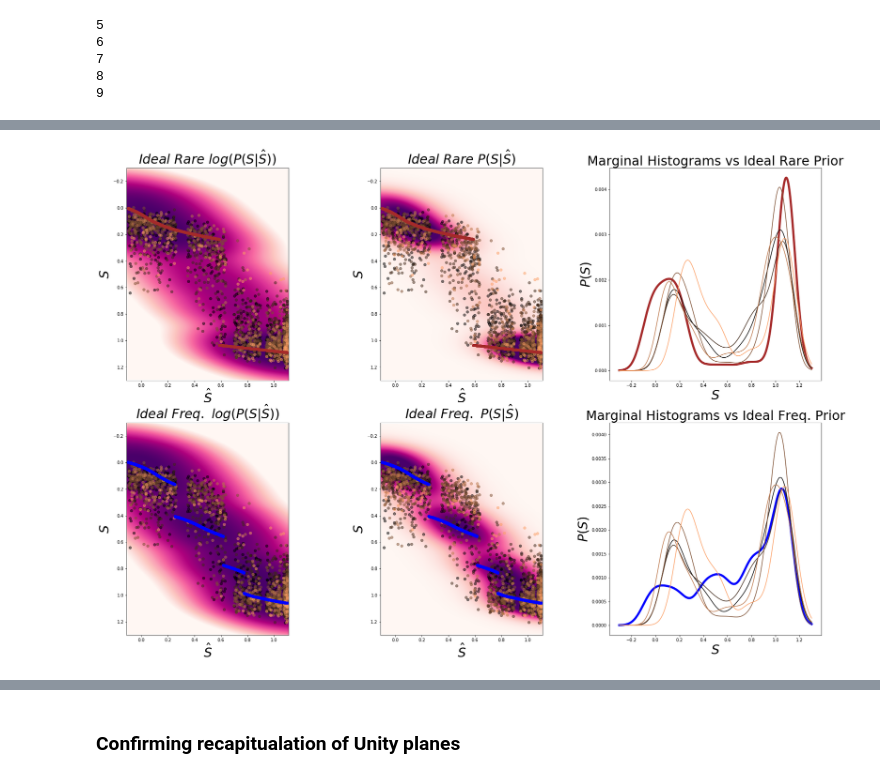
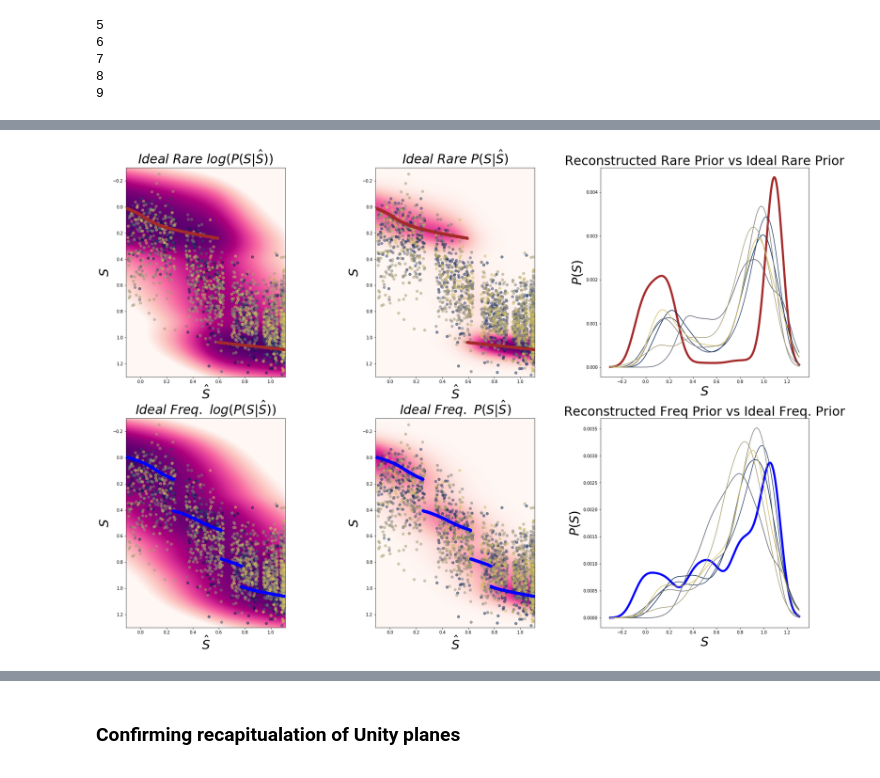
Before and after one commit to GiocomoLab/PlittGiocomo_2021, a Jupyter notebook: Prior4D.ipynb, the cells around one changed output, grey strips where cells are left out. Drawn from its saved outputs; the diff is of its cells as text; code cells hidden in the pictures.

Commit message:
tweaks to prior4d and simulations

```diff
--- a/Prior4D.ipynb
+++ b/Prior4D.ipynb
@@ -206,7 +206,8 @@ def cumulative_prior(mouse,df,first_ind=5,sigma=.1,x=np.linspace(-.3,1.3,num=100
 # %%
 mice = ['4139265.3','4139265.4','4139265.5','4222168.1','4343703.1','4343706','4222153.1','4222153.2',
         '4222153.3','4222174.1','4222154.1','4343702.1']
-first_sessions = [5,5,5,3,5,5,1,4,4,4,4,4,4]
+first_sessions = [5,5,5,3,5,1,4,4,4,4,4,4]
+print(len(mice),len(first_sessions))
 rare_mice,freq_mice = mice[:6],mice[6:]
 rare_fs, freq_fs = first_sessions[:6],first_sessions[6:]
 # for mouse in rare_mice:
@@ -339,6 +365,12 @@ with open("D:\\Morph_Results\\rare_sf_regression.pkl",'wb') as f:
 
 with open("D:\\Morph_Results\\freq_sf_regression.pkl",'wb') as f:
     pickle.dump(freq_sfreg,f)
+# %%
+with open("D:\\Morph_Results\\rare_sf_regression.pkl",'rb') as f:
+    rare_sfreg = pickle.load(f)
+
+with open("D:\\Morph_Results\\freq_sf_regression.pkl",'rb') as f:
+    freq_sfreg = pickle.load(f)
 # %%
 def mean_prior_post(dict_sfreg,sigma_likelihood=.3,x=np.linspace(-.3,1.3,num=1000)[np.newaxis,:]):
     mice = [mouse for mouse in dict_sfreg.keys()]
@@ -386,31 +522,44 @@ f.savefig("D:\\Morph_Results\\priors.png",format="png")
+# %%
+for i, (mouse, res) in enumerate(rare_sfreg.items()):
+    _wallmorph = np.concatenate(res['wallmorph'])
+    _yhat = np.concatenate(res['yhat'])
+
+    # entropy of data points / entropy of distribution
+    _x = x.ravel()
+    wmsm = u.gaussian(_wallmorph[:,np.newaxis,np.newaxis],.05,)
 # %%
 sigma_likelihood=.3
-x = np.linspace(-.3,1.3,num=1000)[np.newaxis,:]
+# x = np.linspace(-.3,1.3,num=1000)[np.newaxis,:]
 f,ax = plt.subplots(2,3,figsize=[30,20])
 
-rare_logpost = np.log(rare_post.T)
-ax[0,0].imshow(rare_logpost,vmin=np.percentile(rare_logpost,20),vmax=np.percentile(rare_logpost,95),extent =[-.11,1.11,1.3,-.3],cmap='RdPu')
-ax[0,1].imshow(rare_post.T,vmin=np.percentile(rare_post,5),vmax=np.percentile(rare_post,95),extent =[-.11,1.11,1.3,-.3],cmap='RdPu')
+# rare_logpost = np.log(rare_post.T)
+ax[0,0].imshow(rare_logpost,vmin=np.percentile(rare_logpost,20),extent =[-.3,1.3,1.3,-.3],cmap='RdPu')
+ax[0,1].imshow(rare_post.T,vmin=np.percentile(rare_post,20),extent =[-.3,1.3,1.3,-.3],cmap='RdPu')
 ax[0,2].plot(x.ravel(),rare_prior.ravel(),color='brown',linewidth=5)
 
-freq_logpost = np.log(freq_post.T)
-ax[1,0].imshow(freq_logpost,vmin=np.percentile(freq_logpost,20),vmax=np.percentile(freq_logpost,95),extent =[-.11,1.11,1.3,-.3],cmap='RdPu')
-ax[1,1].imshow(freq_post.T,vmin=np.percentile(freq_post,5),vmax=np.percentile(freq_post,95),extent =[-.11,1.11,1.3,-.3],cmap='RdPu')
+# freq_logpost = np.log(freq_post.T)
+ax[1,0].imshow(freq_logpost,vmin=np.percentile(freq_logpost,20),extent =[-.3,1.3,1.3,-.3],cmap='RdPu')
+ax[1,1].imshow(freq_post.T,vmin=np.percentile(freq_post,20),extent =[-.3,1.3,1.3,-.3],cmap='RdPu')
 ax[1,2].plot(x.ravel(),freq_prior.ravel(),color='blue',linewidth=5)
 
-for i, (mouse, res) in enumerate(rare_sfreg.items()):
+for i, (mouse, res) in enumerate(freq_sfreg.items()):
     _wallmorph = np.concatenate(res['wallmorph'])
     _yhat = np.concatenate(res['yhat'])
-    ax[0,0].scatter(_wallmorph,_yhat,color=plt.cm.copper(np.float(i/len(rare_mice))),alpha=.5)
-    ax[0,1].scatter(_wallmorph,_yhat,color=plt.cm.copper(np.float(i/len(rare_mice))),alpha=.5)
-    ax[1,0].scatter(_wallmorph,_yhat,color=plt.cm.copper(np.float(i/len(rare_mice))),alpha=.5)
-    ax[1,1].scatter(_wallmorph,_yhat,color=plt.cm.copper(np.float(i/len(rare_mice))),alpha=.5)
+    ax[0,0].scatter(_wallmorph,_yhat,color=plt.cm.cividis(np.float(i/len(rare_mice))),alpha=.5)
+    ax[0,1].scatter(_wallmorph,_yhat,color=plt.cm.cividis(np.float(i/len(rare_mice))),alpha=.5)
+    ax[1,0].scatter(_wallmorph,_yhat,color=plt.cm.cividis(np.float(i/len(rare_mice))),alpha=.5)
+    ax[1,1].scatter(_wallmorph,_yhat,color=plt.cm.cividis(np.float(i/len(rare_mice))),alpha=.5)
 
-    sfsmooth = np.mean(gaussian(_yhat[:,np.newaxis],.1,x),axis=0)
-    ax[0,2].plot(x.ravel(),sfsmooth/sfsmooth.sum(),color=plt.cm.copper(np.float(i/len(rare_mice))))
-    ax[1,2].plot(x.ravel(),sfsmooth/sfsmooth.sum(),color=plt.cm.copper(np.float(i/len(rare_mice))))
 
-xx = np.linspace(-.1,1.1,num=1000)
+    raresfsmooth = np.mean(gaussian(_yhat[:,np.newaxis],.1,x),axis=0)/(u.gaussian(x,.3,x[:,np.newaxis])/rareZspline(x)[np.newaxis,:]).sum(axis=1)
+    freqsfsmooth = np.mean(gaussian(_yhat[:,np.newaxis],.1,x),axis=0)/(u.gaussian(x,.3,x[:,np.newaxis])/freqZspline(x)[np.newaxis,:]).sum(axis=1)
+    ax[0,2].plot(x.ravel(),raresfsmooth.ravel()/raresfsmooth.sum(),color=plt.cm.cividis(np.float(i/len(freq_mice))))
+    ax[1,2].plot(x.ravel(),freqsfsmooth.ravel()/freqsfsmooth.sum(),color=plt.cm.cividis(np.float(i/len(freq_mice))))
+
+    rprod,fprod=(rare_prior.ravel()*raresfsmooth.ravel()).sum(),(freq_prior.ravel()*freqsfsmooth.ravel()).sum()
+    print(mouse,rprod,fprod,np.log(rprod/fprod))
+
+# xx = np.linspace(-.1,1.1,num=1000)
 rare_ytarget = x[0,np.argmax(rare_prior*gaussian(xx[:,np.newaxis],sigma_likelihood,x),axis=1)].ravel()
 ax[0,0].scatter(xx,rare_ytarget,color='brown')
 ax[0,1].scatter(xx,rare_ytarget,color='brown')
@@ -423,30 +572,35 @@ ax[1,1].scatter(xx,freq_ytarget,color='blue')
 ax[0,0].set_xlabel("$\hat{S}$",fontsize=30)
 ax[0,0].set_ylabel("$S$",fontsize=30)
 ax[0,0].set_title("$Ideal \  Rare \ log(P(S|\hat{S}))$",fontsize=30)
+ax[0,0].set_ylim([1.3,-.3])
+ax[0,0].set_xlim([-.11,1.11])
 
 ax[0,1].set_xlabel("$\hat{S}$",fontsize=30)
 ax[0,1].set_ylabel("$S$",fontsize=30)
 ax[0,1].set_title("$Ideal \  Rare \ P(S|\hat{S})$",fontsize=30)
+ax[0,1].set_ylim([1.3,-.3])
+ax[0,1].set_xlim([-.11,1.11])
 
 ax[0,2].set_xlabel("$S$",fontsize=30)
 ax[0,2].set_ylabel("$P(S)$",fontsize=30)
-ax[0,2].set_title("Marginal Histograms vs Ideal Rare Prior",fontsize=30)
+ax[0,2].set_title("Reconstructed Rare Prior vs Ideal Rare Prior",fontsize=30)
 
 ax[1,0].set_xlabel("$\hat{S}$",fontsize=30)
 ax[1,0].set_ylabel("$S$",fontsize=30)
 ax[1,0].set_title("$Ideal \ Freq. \ log(P(S|\hat{S}))$",fontsize=30)
+ax[1,0].set_ylim([1.3,-.3])
+ax[1,0].set_xlim([-.11,1.11])
 
 ax[1,1].set_xlabel("$\hat{S}$",fontsize=30)
 ax[1,1].set_ylabel("$S$",fontsize=30)
 ax[1,1].set_title("$Ideal \ Freq. \ P(S|\hat{S})$",fontsize=30)
+ax[1,1].set_ylim([1.3,-.3])
+ax[1,1].set_xlim([-.11,1.11])
 
 ax[1,2].set_xlabel("$S$",fontsize=30)
 ax[1,2].set_ylabel("$P(S)$",fontsize=30)
-ax[1,2].set_title("Marginal Histograms vs Ideal Freq. Prior",fontsize=30)
+ax[1,2].set_title("Reconstructed Freq Prior vs Ideal Freq. Prior",fontsize=30)
 
-
-f.savefig("D:\\Morph_Results\\figures\\rare_sf_reg_density.png",format="png")
-
-# add estimated density from plotted points
-# calculate correlation with either rare or frequent
+f.savefig("D:\\Morph_Results\\figures\\freq_sf_reg_density.png",format="png")
+f.savefig("D:\\Morph_Results\\figures\\freq_sf_reg_density.pdf",format="pdf")
 # %% [output]
@@ -453 +613 @@ f.savefig("D:\\Morph_Results\\figures\\rare_sf_reg_density.png",format="png")
-[figure, old version]
+[figure, new version]
```
Also changed, not shown: parts of 13 cells of this notebook, 1 other file.
